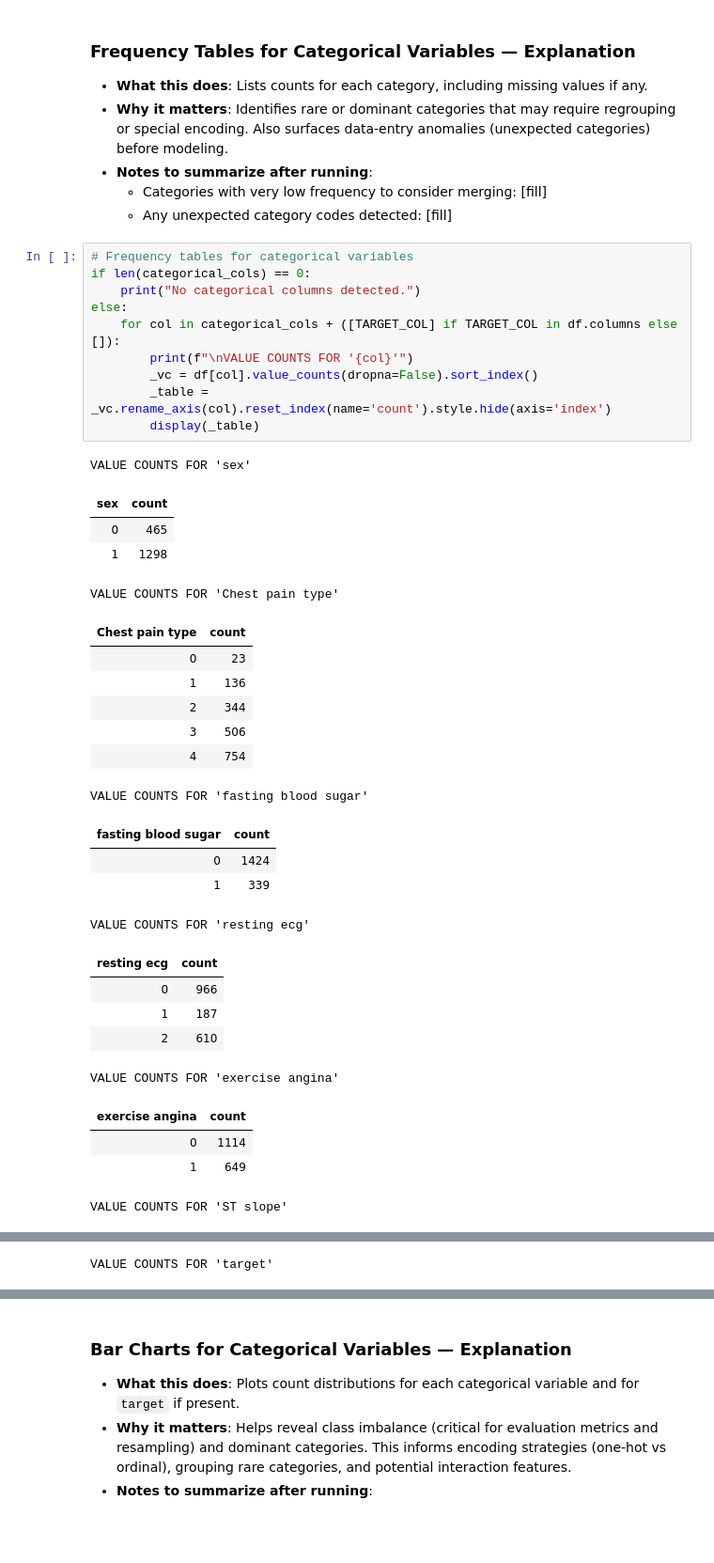
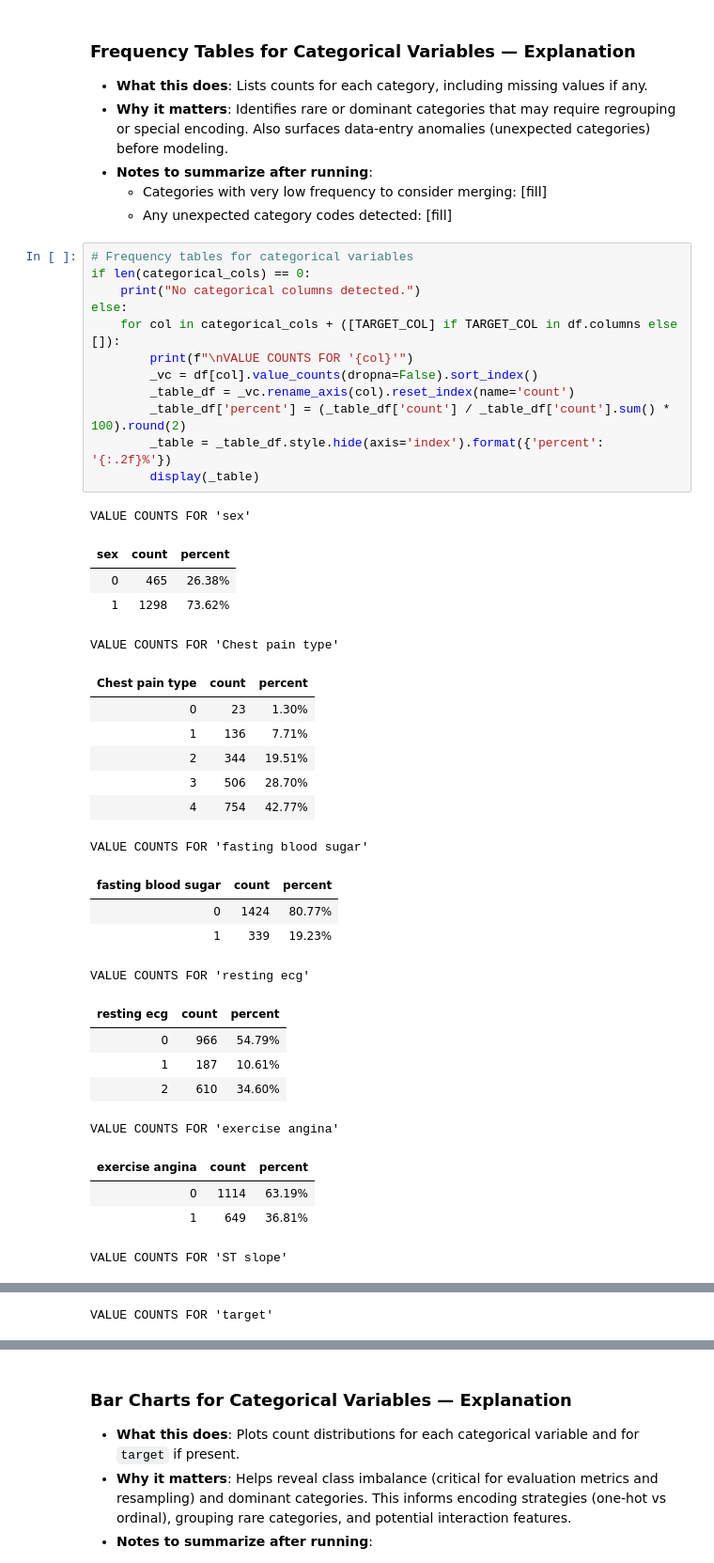
Before and after one commit to sonTungN/heart-attack-dataset, a Jupyter notebook: EDA.ipynb, the cells around one changed output, grey strips where cells are left out. Shown at 94% size. Saved outputs shown, nothing was run; the diff lists cells and outputs as text; blank space fills up the shorter version.

Commit message:
add(EDA): adding categorical count percentage for each variable and its values

```diff
--- a/EDA.ipynb
+++ b/EDA.ipynb
@@ -236,36 +236,38 @@ else:
 # %%
 # Frequency tables for categorical variables
 if len(categorical_cols) == 0:
     print("No categorical columns detected.")
 else:
     for col in categorical_cols + ([TARGET_COL] if TARGET_COL in df.columns else []):
         print(f"\nVALUE COUNTS FOR '{col}'")
         _vc = df[col].value_counts(dropna=False).sort_index()
-        _table = _vc.rename_axis(col).reset_index(name='count').style.hide(axis='index')
+        _table_df = _vc.rename_axis(col).reset_index(name='count')
+        _table_df['percent'] = (_table_df['count'] / _table_df['count'].sum() * 100).round(2)
+        _table = _table_df.style.hide(axis='index').format({'percent': '{:.2f}%'})
         display(_table)
 # %% [output]
 VALUE COUNTS FOR 'sex'
-| sex | count |
-| 0 | 465 |
-| 1 | 1298 |
+| sex | count | percent |
+| 0 | 465 | 26.38% |
+| 1 | 1298 | 73.62% |
 VALUE COUNTS FOR 'Chest pain type'
-| Chest pain type | count |
-| 0 | 23 |
-| 1 | 136 |
-| 2 | 344 |
-| 3 | 506 |
-| 4 | 754 |
+| Chest pain type | count | percent |
+| 0 | 23 | 1.30% |
+| 1 | 136 | 7.71% |
+| 2 | 344 | 19.51% |
+| 3 | 506 | 28.70% |
+| 4 | 754 | 42.77% |
 VALUE COUNTS FOR 'fasting blood sugar'
-| fasting blood sugar | count |
-| 0 | 1424 |
-| 1 | 339 |
+| fasting blood sugar | count | percent |
+| 0 | 1424 | 80.77% |
+| 1 | 339 | 19.23% |
 VALUE COUNTS FOR 'resting ecg'
-| resting ecg | count |
-| 0 | 966 |
-| 1 | 187 |
-| 2 | 610 |
+| resting ecg | count | percent |
+| 0 | 966 | 54.79% |
+| 1 | 187 | 10.61% |
+| 2 | 610 | 34.60% |
 VALUE COUNTS FOR 'exercise angina'
-| exercise angina | count |
-| 0 | 1114 |
-| 1 | 649 |
+| exercise angina | count | percent |
+| 0 | 1114 | 63.19% |
+| 1 | 649 | 36.81% |
 VALUE COUNTS FOR 'ST slope'
```
Also changed, not shown: parts of 1 cell of this notebook.
